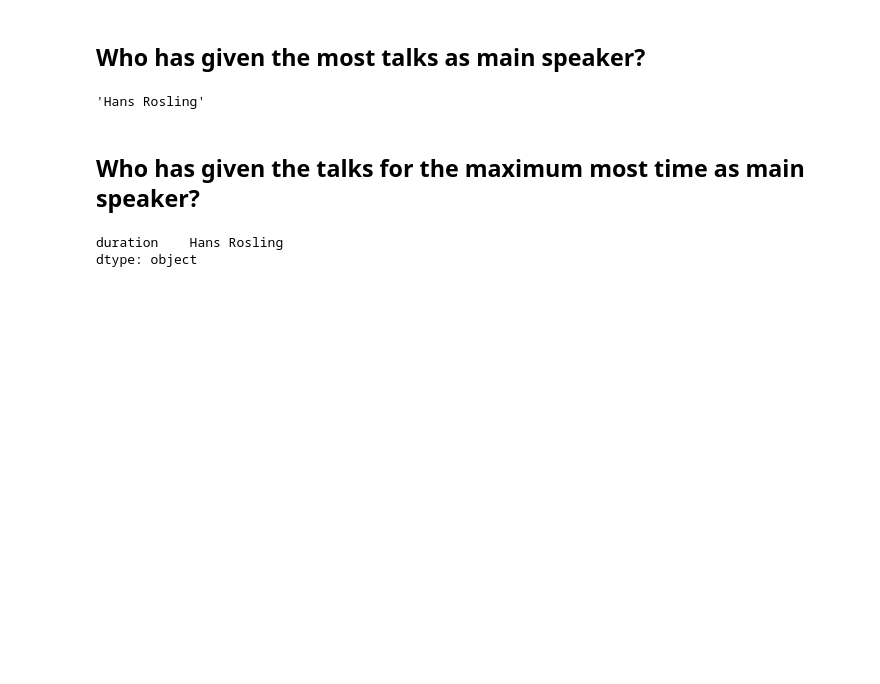
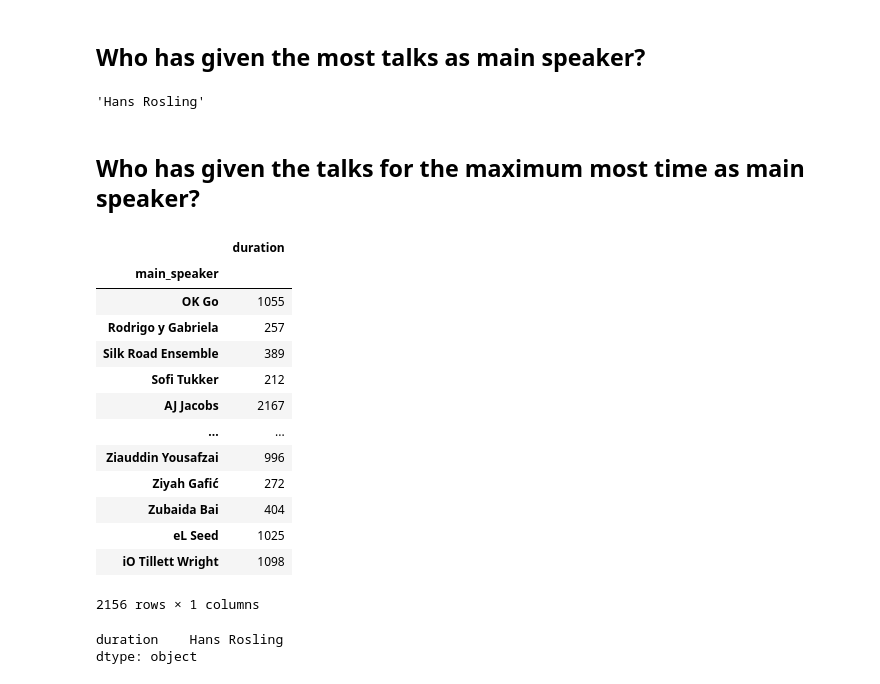
Before and after one commit to gdv/foundationsCS, a Jupyter notebook: teachers/py-12-TED.ipynb, the cells around one changed output. Saved outputs shown, nothing was run; the diff lists cells and outputs as text; code cells hidden in the pictures; blank space fills up the shorter version.

```diff
--- a/teachers/py-12-TED.ipynb
+++ b/teachers/py-12-TED.ipynb
@@ -46,0 +22,4 @@ ted['published_date'].apply(get_year).min()
+# %%
+ted["year"] = ted["film_date"].apply(get_year)
+# Alternative with lambda function
+ted["year"] = ted["film_date"].apply(lambda x: pd.to_datetime(x, unit='s').year)
@@ -121,11 +95,10 @@ Hint: assume that a missing occupation means that the number of occupations is z
 # %%
 import re
 import numpy as np
-
 def num_jobs(s):
     if s is np.NaN or s == '':
         return 0
     else:
-        return len(re.split("[,;]", str(s)))
+        return len(re.findall("[,;]", str(s))) + 1
 # %%
 ted['num_occupation'] = ted['speaker_occupation'].apply(num_jobs)
@@ -141,6 +122,23 @@ ted.groupby('main_speaker').size().idxmax()
 'Hans Rosling'
 # %% [markdown]
 ## Who has given the talks for the maximum most time as main speaker?
+# %%
+ted[['main_speaker', 'duration']].groupby('main_speaker').sum()
+# %% [output]
+|  | duration |
+| main_speaker |  |
+| OK Go | 1055 |
+| Rodrigo y Gabriela | 257 |
+| Silk Road Ensemble | 389 |
+| Sofi Tukker | 212 |
+| AJ Jacobs | 2167 |
+| ... | ... |
+| Ziauddin Yousafzai | 996 |
+| Ziyah Gafić | 272 |
+| Zubaida Bai | 404 |
+| eL Seed | 1025 |
+| iO Tillett Wright | 1098 |
+2156 rows × 1 columns
 # %%
 ted[['main_speaker', 'duration']].groupby('main_speaker').sum().idxmax()
 # %% [output]
```
Also changed, not shown: parts of 11 cells of this notebook.
